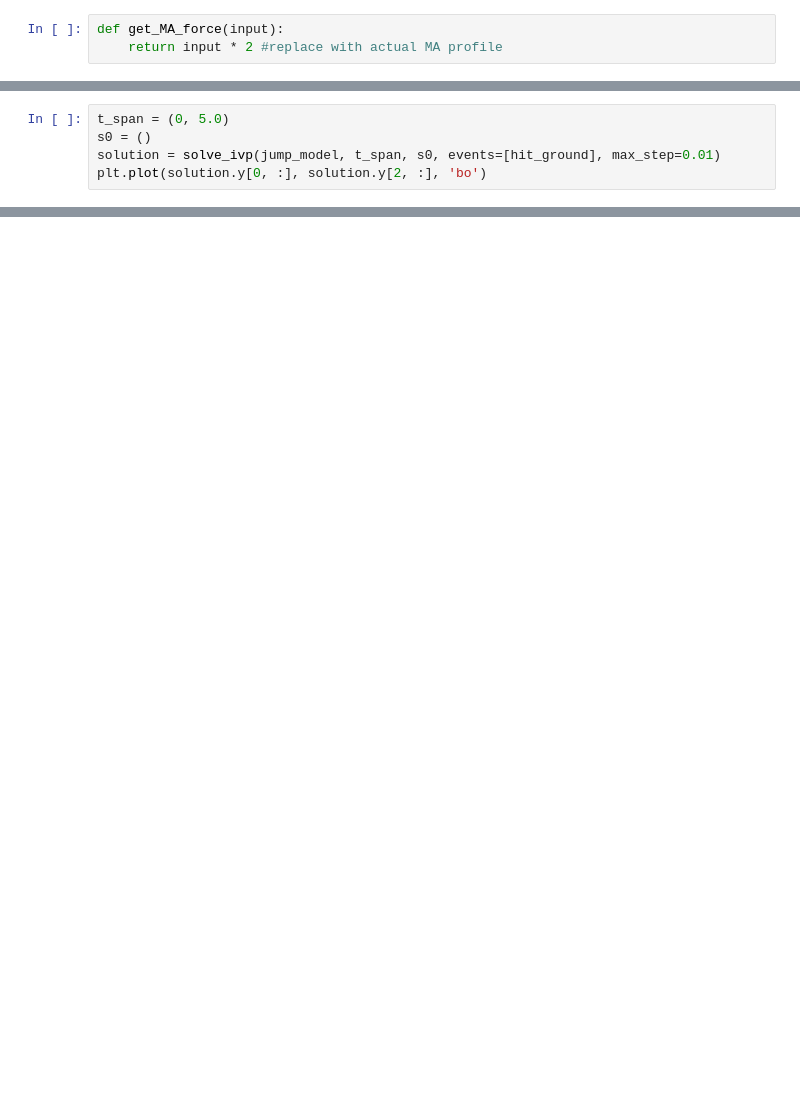
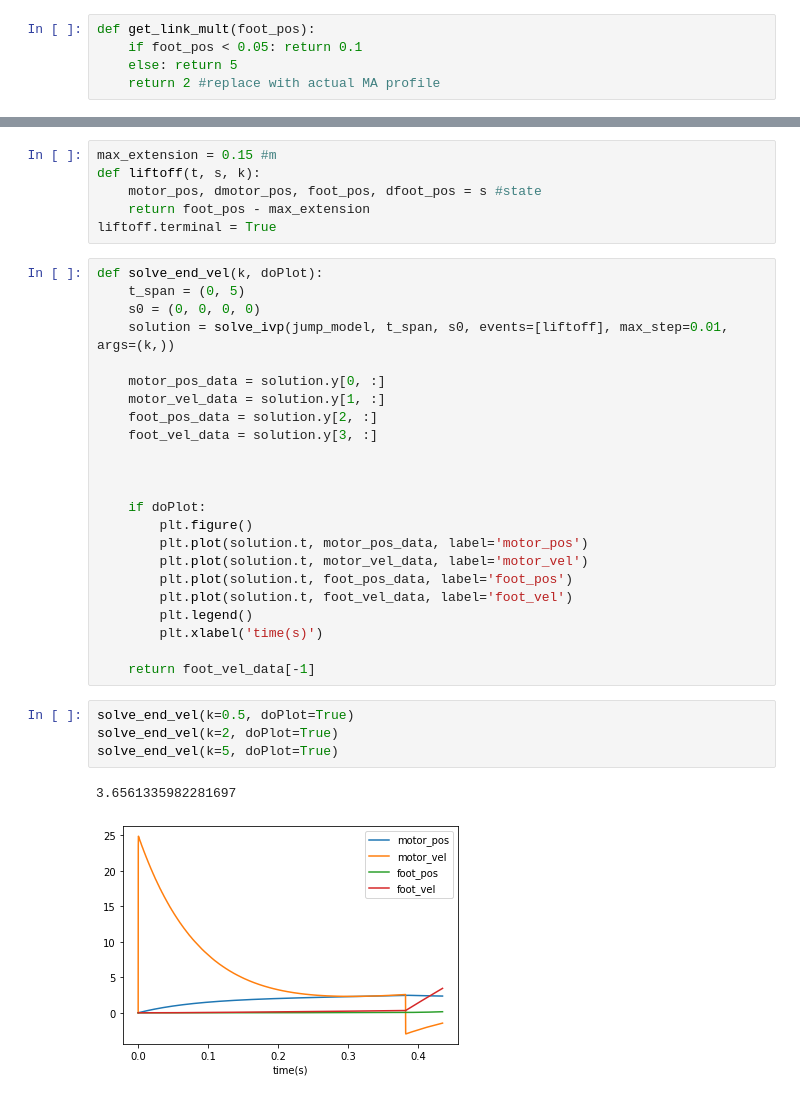
Before and after one commit to qwertpas/saltosim, a Jupyter notebook: notebooks/MAsim.ipynb, the cells around one changed output, grey strips where cells are left out. Saved outputs shown, nothing was run; the diff lists cells and outputs as text; blank space fills up the shorter version.

Commit message:
graph maxvel with k, makes sense but idk correct

```diff
--- a/notebooks/MAsim.ipynb
+++ b/notebooks/MAsim.ipynb
@@ -14,3 +15,5 @@ def get_TSA_force(motor_torque):
 # %%
-def get_MA_force(input):
-    return input * 2 #replace with actual MA profile
+def get_link_mult(foot_pos):
+    if foot_pos < 0.05: return 0.1
+    else: return 5
+    return 2 #replace with actual MA profile
@@ -40,5 +19,0 @@ hit_ground.terminal = True
-# %%
-t_span = (0, 5.0)
-s0 = ()
-solution = solve_ivp(jump_model, t_span, s0, events=[hit_ground], max_step=0.01)
-plt.plot(solution.y[0, :], solution.y[2, :], 'bo')
@@ -44,0 +42,36 @@ plt.plot(solution.y[0, :], solution.y[2, :], 'bo')
+# %%
+max_extension = 0.15 #m
+def liftoff(t, s, k):
+    motor_pos, dmotor_pos, foot_pos, dfoot_pos = s #state
+    return foot_pos - max_extension
+liftoff.terminal = True
+# %%
+def solve_end_vel(k, doPlot):
+    t_span = (0, 5)
+    s0 = (0, 0, 0, 0)
+    solution = solve_ivp(jump_model, t_span, s0, events=[liftoff], max_step=0.01, args=(k,))
+
+    motor_pos_data = solution.y[0, :]
+    motor_vel_data = solution.y[1, :]
+    foot_pos_data = solution.y[2, :]
+    foot_vel_data = solution.y[3, :]
+
+
+
+    if doPlot:
+        plt.figure()
+        plt.plot(solution.t, motor_pos_data, label='motor_pos')
+        plt.plot(solution.t, motor_vel_data, label='motor_vel')
+        plt.plot(solution.t, foot_pos_data, label='foot_pos')
+        plt.plot(solution.t, foot_vel_data, label='foot_vel')
+        plt.legend()
+        plt.xlabel('time(s)')
+
+    return foot_vel_data[-1]
+# %%
+solve_end_vel(k=0.5, doPlot=True)
+solve_end_vel(k=2, doPlot=True)
+solve_end_vel(k=5, doPlot=True)
+# %% [output]
+3.6561335982281697
+[figure, added]
```
Also changed, not shown: parts of 8 cells of this notebook.
